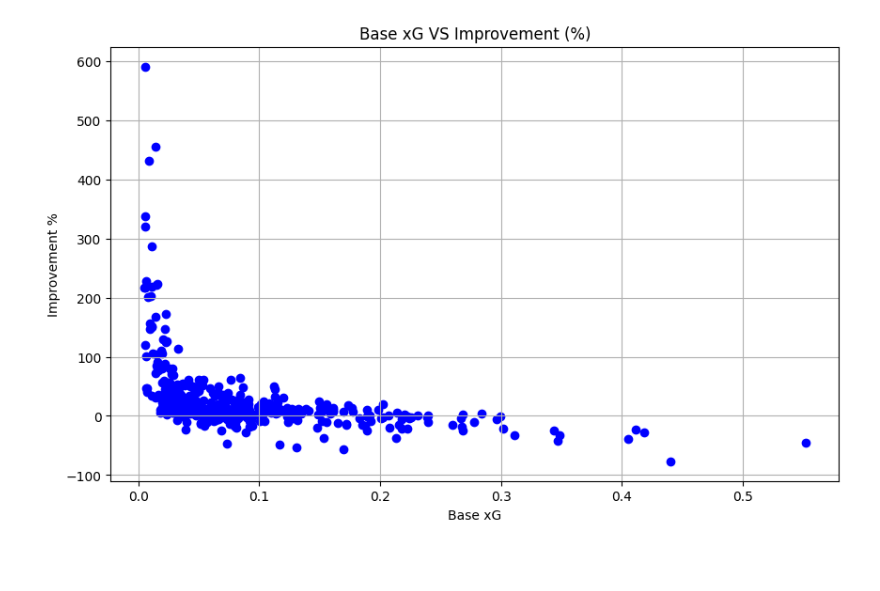
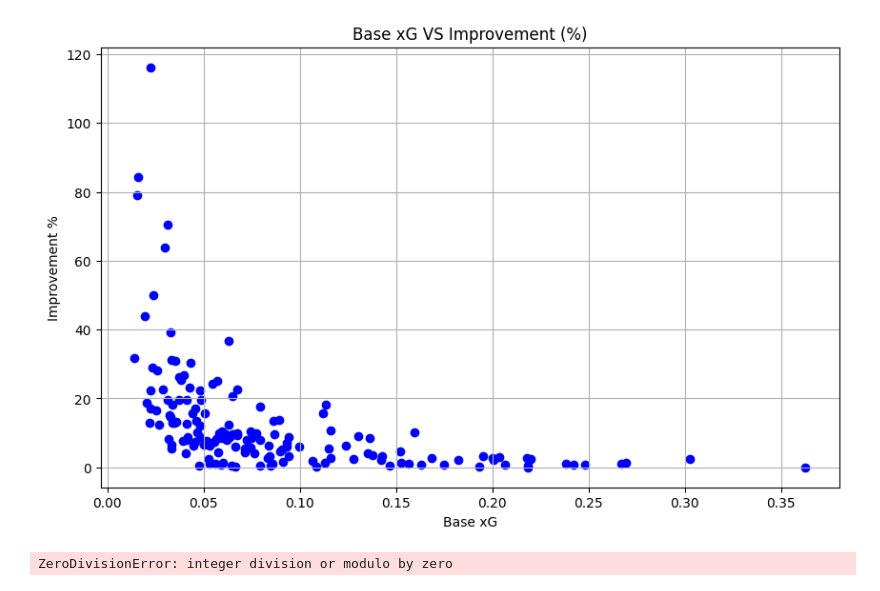
Before and after one commit to TheoBacqueyrisse/football-data, a Jupyter notebook: notebook/tfr-05-results_viz.ipynb, the cells around one changed output. Drawn from its saved outputs; the diff is of its cells as text; code cells hidden in the pictures; blank space fills up the shorter version.

```diff
--- a/notebook/tfr-05-results_viz.ipynb
+++ b/notebook/tfr-05-results_viz.ipynb
@@ -1,7 +1,7 @@
 # %%
-# import pandas as pd
-# import os
-
+import pandas as pd
+import os
+import math
 
 # with open(os.path.join(os.pardir,'data','results','overall_improv.txt'), 'r') as f:
 #     overall_improv_list = [float(line.strip()) for line in f.readlines()]
@@ -12,7 +12,7 @@
 
 # base_xg = [f / (1 + (i / 100))for f, i in zip(overall_fitness_list, overall_improv_list)]
 
-# data_path = os.path.join(os.pardir,'data', 'processed', 'clean_action_data.csv')
+data_path = os.path.join(os.pardir,'data', 'processed', 'clean_action_data.csv')
 
 # def complete_list(lst):
 #     diff = len(df) - len(lst)
@@ -26,25 +26,29 @@
 # df['pred_improved_xg'] = complete_list(overall_fitness_list)
 # df['pctge_improvement'] = complete_list(overall_improv_list)
 
-# df = pd.read_csv(data_path)
+df = pd.read_csv(data_path)
+
+overall_improv_list = list(filter(lambda x: not math.isnan(x), df['pctge_improvement'].to_list()))
+overall_fitness_list = list(filter(lambda x: not math.isnan(x), df['pred_improved_xg'].to_list()))
+overall_basexg = list(filter(lambda x: not math.isnan(x), df['pred_base_xg'].to_list()))
 # df.to_csv('..\\data\\processed\\clean_action_data.csv', index = False)
 # %%
 import matplotlib.pyplot as plt
 # Create a plot
 plt.figure(figsize=(10, 6))
 
 # Plot overall_improv_list against overall_fitness_list
-plt.scatter(base_xg, overall_improv_list, marker='o', linestyle='-', color='b')
+plt.scatter(overall_basexg, overall_improv_list, marker='o', linestyle='-', color='b')
 
 # Add labels and title
 plt.xlabel('Base xG')
 plt.ylabel('Improvement %')
 plt.title('Base xG VS Improvement (%)')
 
 # Optionally, add gridlines
 plt.grid(True)
 
 # Show the plot
 plt.show()
 # %% [output]
-[figure, old version]
+[figure, new version]
@@ -50,0 +65,4 @@ plt.show()
+# %%
+0%0
+# %% [output]
+ZeroDivisionError: integer division or modulo by zero
```
Also changed, not shown: parts of 3 cells of this notebook, 3 other files.
